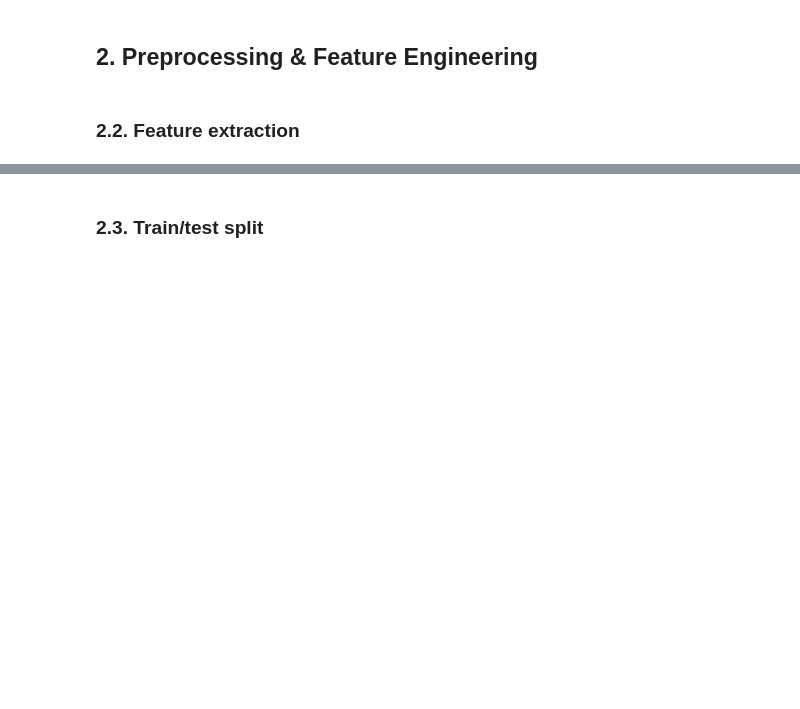
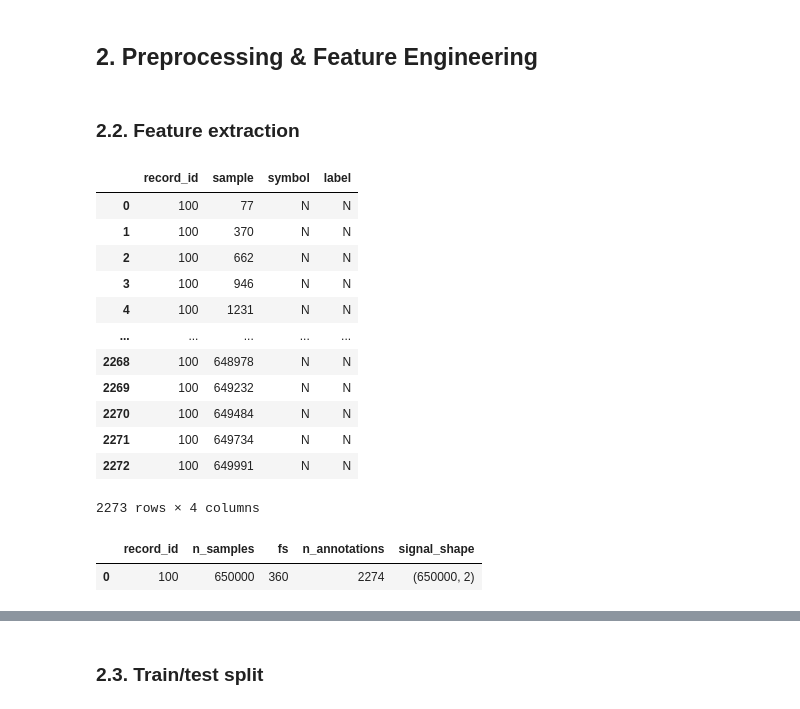
Before and after one commit to Joaomuianga/ML-team-collaboration, a Jupyter notebook: 3_TimeSeries/notebooks/Team11_TimeSeries_Notebook.ipynb, the cells around one changed output, grey strips where cells are left out. Drawn from its saved outputs; the diff is of its cells as text; code cells hidden in the pictures; blank space fills up the shorter version.

```diff
--- a/3_TimeSeries/notebooks/Team11_TimeSeries_Notebook.ipynb
+++ b/3_TimeSeries/notebooks/Team11_TimeSeries_Notebook.ipynb
@@ -166,18 +166,18 @@ for rec_id, rec_obj in records_data.items():
                 "symbol": symbol
             })
 
-mapped_df = pd.DataFrame(mapped_rows)
-discarded_df = pd.DataFrame(discard_rows)
+mapped_beats = pd.DataFrame(mapped_rows)
+discarded_beats = pd.DataFrame(discard_rows)
 
-if not discarded_df.empty:
+if not discarded_beats.empty:
     discarded_by_symbol = (
-        discarded_df.groupby("symbol")
+        discarded_beats.groupby("symbol")
         .size()
         .sort_values(ascending=False)
         .reset_index(name="count")
     )
     discarded_by_record_symbol = (
-        discarded_df.groupby(["record_id", "symbol"])
+        discarded_beats.groupby(["record_id", "symbol"])
         .size()
         .sort_values(ascending=False)
         .reset_index(name="count")
@@ -185,7 +185,7 @@ if not discarded_df.empty:
 
     print("\nDiscarded counts by raw symbol:")
     print(discarded_by_symbol.head(20))
-    print("Total discarded annotations:", len(discarded_df))
+    print("Total discarded annotations:", len(discarded_beats))
 # %% [output]
 Discarded counts by raw symbol:
   symbol  count
@@ -261,3 +261,25 @@ Implications for modelling:
 ## 2. Preprocessing & Feature Engineering
 # %% [markdown]
 ### 2.2. Feature extraction
+# %%
+mapped_beats[mapped_beats["record_id"] == "100"]
+# %% [output]
+|  | record_id | sample | symbol | label |
+| 0 | 100 | 77 | N | N |
+| 1 | 100 | 370 | N | N |
+| 2 | 100 | 662 | N | N |
+| 3 | 100 | 946 | N | N |
+| 4 | 100 | 1231 | N | N |
+| ... | ... | ... | ... | ... |
+| 2268 | 100 | 648978 | N | N |
+| 2269 | 100 | 649232 | N | N |
+| 2270 | 100 | 649484 | N | N |
+| 2271 | 100 | 649734 | N | N |
+| 2272 | 100 | 649991 | N | N |
+2273 rows × 4 columns
+# %%
+summary_id = record_summary[record_summary["record_id"] == "100"]
+summary_id
+# %% [output]
+|  | record_id | n_samples | fs | n_annotations | signal_shape |
+| 0 | 100 | 650000 | 360 | 2274 | (650000, 2) |
```
Also changed, not shown: parts of 3 cells of this notebook.
